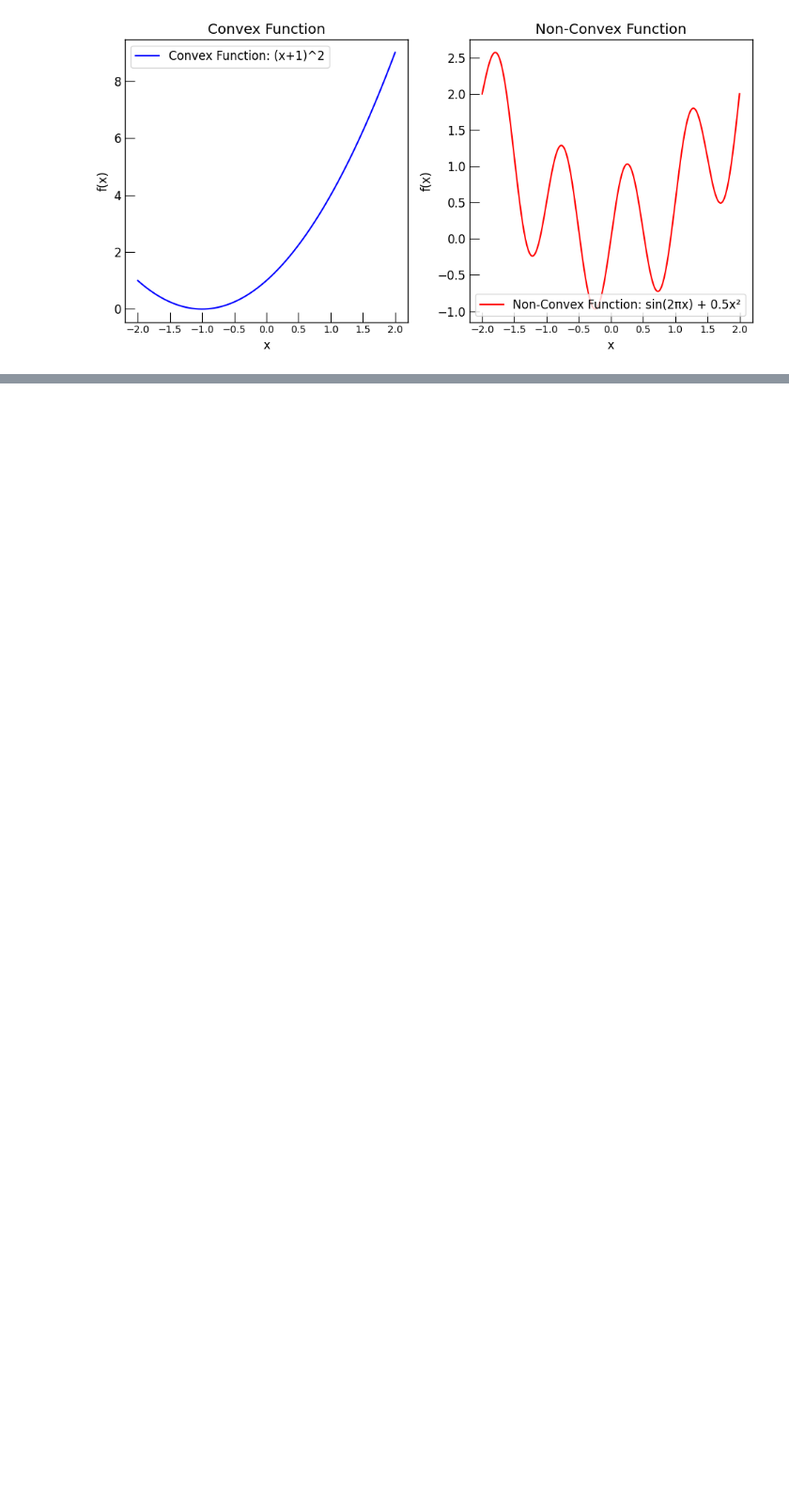
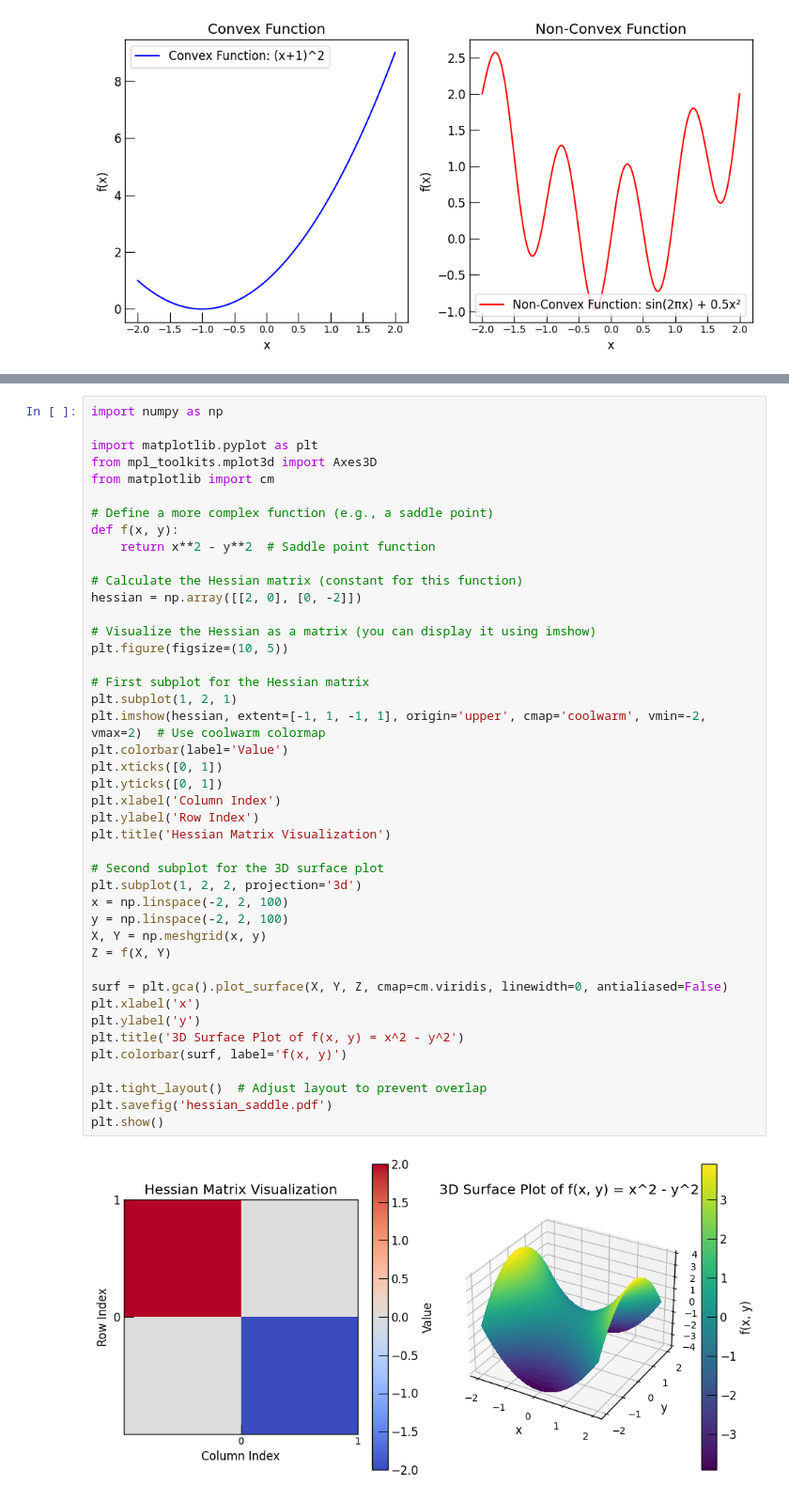
Before and after one commit to deng-group/MLE4217_5219_book, a Jupyter notebook: figures/original_figs/make_figures.ipynb, the cells around one changed output, grey strips where cells are left out. Shown at 94% size. Drawn from its saved outputs; the diff is of its cells as text; blank space fills up the shorter version.

```diff
--- a/figures/original_figs/make_figures.ipynb
+++ b/figures/original_figs/make_figures.ipynb
@@ -723,0 +1327,45 @@ plt.savefig('convex_vs_non-convex.pdf')
+# %%
+import numpy as np
+
+import matplotlib.pyplot as plt
+from mpl_toolkits.mplot3d import Axes3D
+from matplotlib import cm
+
+# Define a more complex function (e.g., a saddle point)
+def f(x, y):
+    return x**2 - y**2  # Saddle point function
+
+# Calculate the Hessian matrix (constant for this function)
+hessian = np.array([[2, 0], [0, -2]])
+
+# Visualize the Hessian as a matrix (you can display it using imshow)
+plt.figure(figsize=(10, 5))
+
+# First subplot for the Hessian matrix
+plt.subplot(1, 2, 1)
+plt.imshow(hessian, extent=[-1, 1, -1, 1], origin='upper', cmap='coolwarm', vmin=-2, vmax=2)  # Use coolwarm colormap
+plt.colorbar(label='Value')
+plt.xticks([0, 1])
+plt.yticks([0, 1])
+plt.xlabel('Column Index')
+plt.ylabel('Row Index')
+plt.title('Hessian Matrix Visualization')
+
+# Second subplot for the 3D surface plot
+plt.subplot(1, 2, 2, projection='3d')
+x = np.linspace(-2, 2, 100)
+y = np.linspace(-2, 2, 100)
+X, Y = np.meshgrid(x, y)
+Z = f(X, Y)
+
+surf = plt.gca().plot_surface(X, Y, Z, cmap=cm.viridis, linewidth=0, antialiased=False)
+plt.xlabel('x')
+plt.ylabel('y')
+plt.title('3D Surface Plot of f(x, y) = x^2 - y^2')
+plt.colorbar(surf, label='f(x, y)')
+
+plt.tight_layout()  # Adjust layout to prevent overlap
+plt.savefig('hessian_saddle.pdf')
+plt.show()
+# %% [output]
+[figure, added]
```
Also changed, not shown: parts of 12 cells of this notebook, 21 other files.
